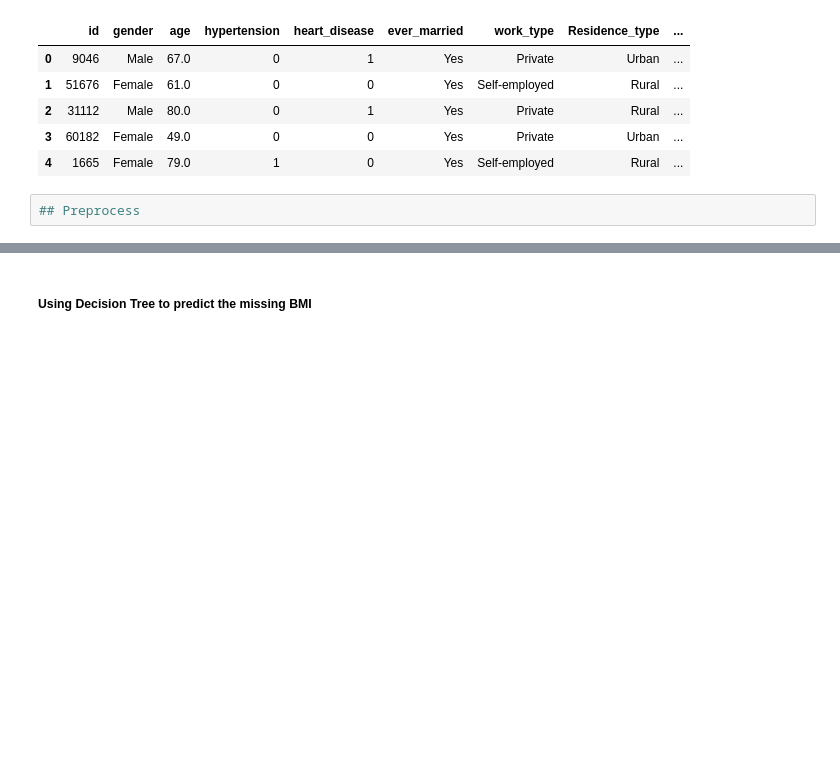
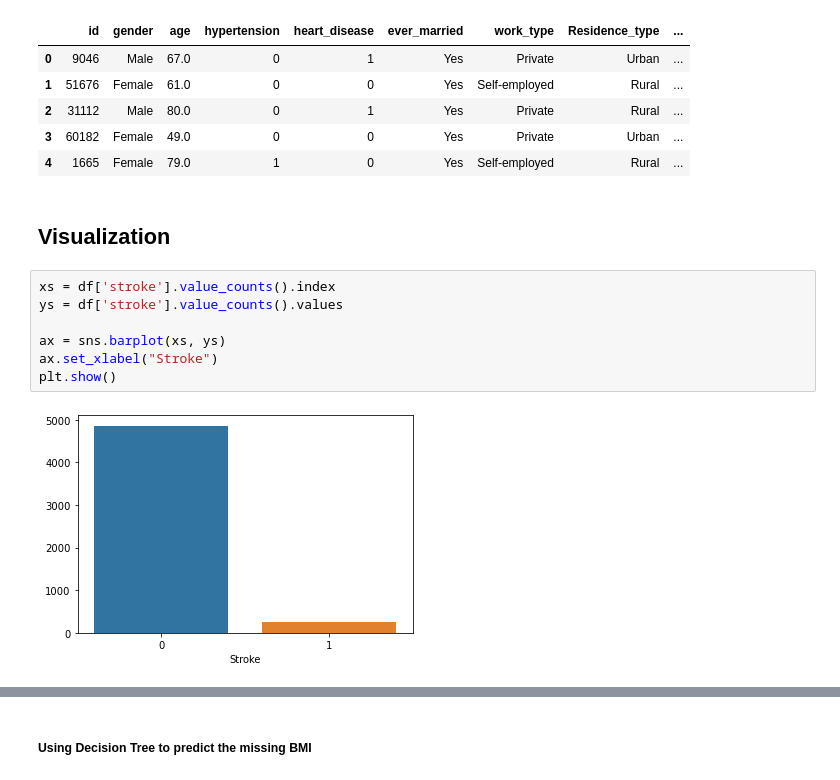
Before and after one commit to DiniduRathnayaka/ML_Assigment2_IT19173146_IT19128078_IT19196534_IT19117492, a Jupyter notebook: Stroke_Prediction_Supervised_Learning.ipynb, the cells around one changed output, grey strips where cells are left out. Saved outputs shown, nothing was run; the diff lists cells and outputs as text; blank space fills up the shorter version.

Commit message:
adding visualization

```diff
--- a/Stroke_Prediction_Supervised_Learning.ipynb
+++ b/Stroke_Prediction_Supervised_Learning.ipynb
@@ -14,5 +18,14 @@ df.head()
 | 2 | 31112 | Male | 80.0 | 0 | 1 | Yes | Private | Rural | ... |
 | 3 | 60182 | Female | 49.0 | 0 | 0 | Yes | Private | Urban | ... |
 | 4 | 1665 | Female | 79.0 | 1 | 0 | Yes | Self-employed | Rural | ... |
-# %%
-## Preprocess
+# %% [markdown]
+## Visualization
+# %%
+xs = df['stroke'].value_counts().index
+ys = df['stroke'].value_counts().values
+
+ax = sns.barplot(xs, ys)
+ax.set_xlabel("Stroke")
+plt.show()
+# %% [output]
+[figure, added]
```
Also changed, not shown: parts of 22 cells of this notebook.
